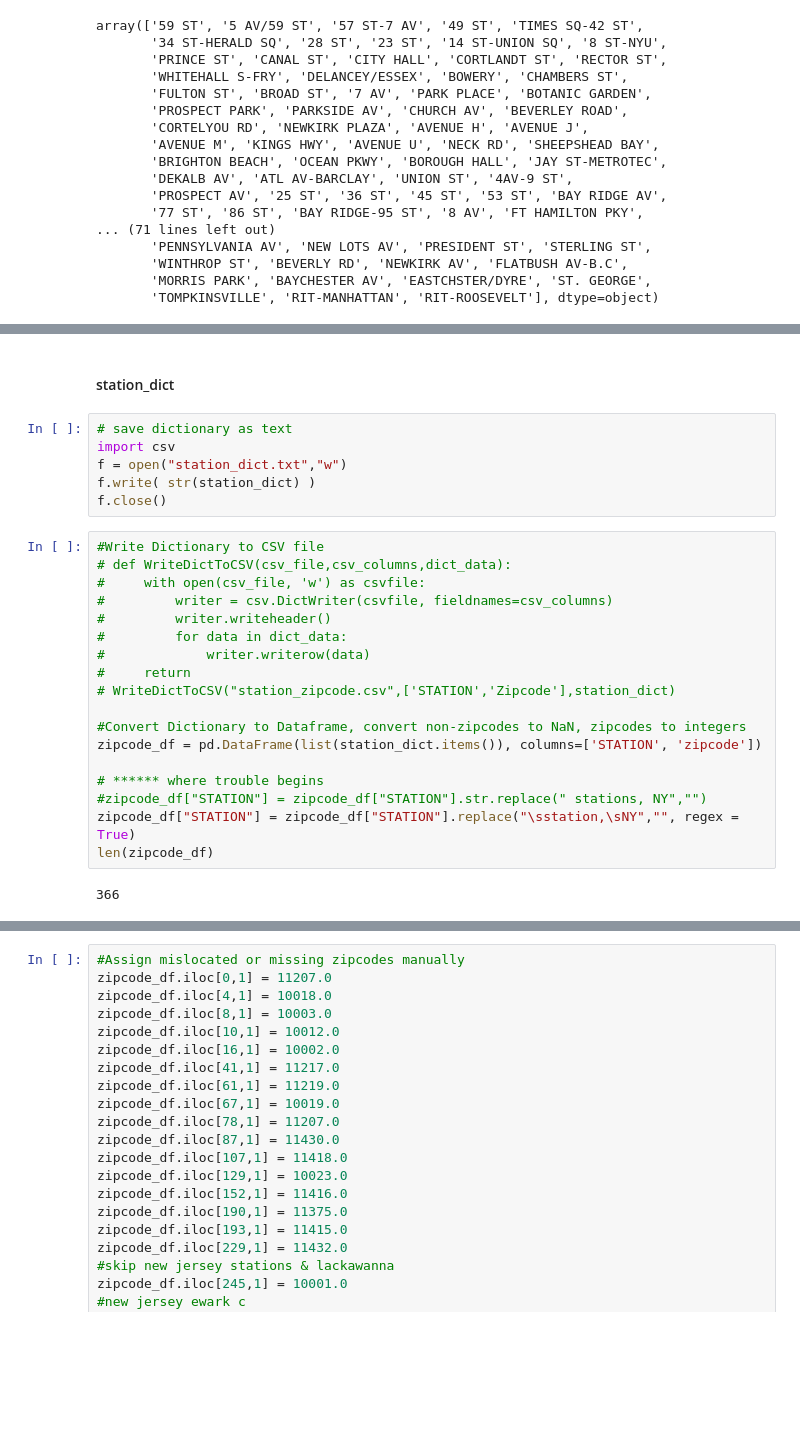
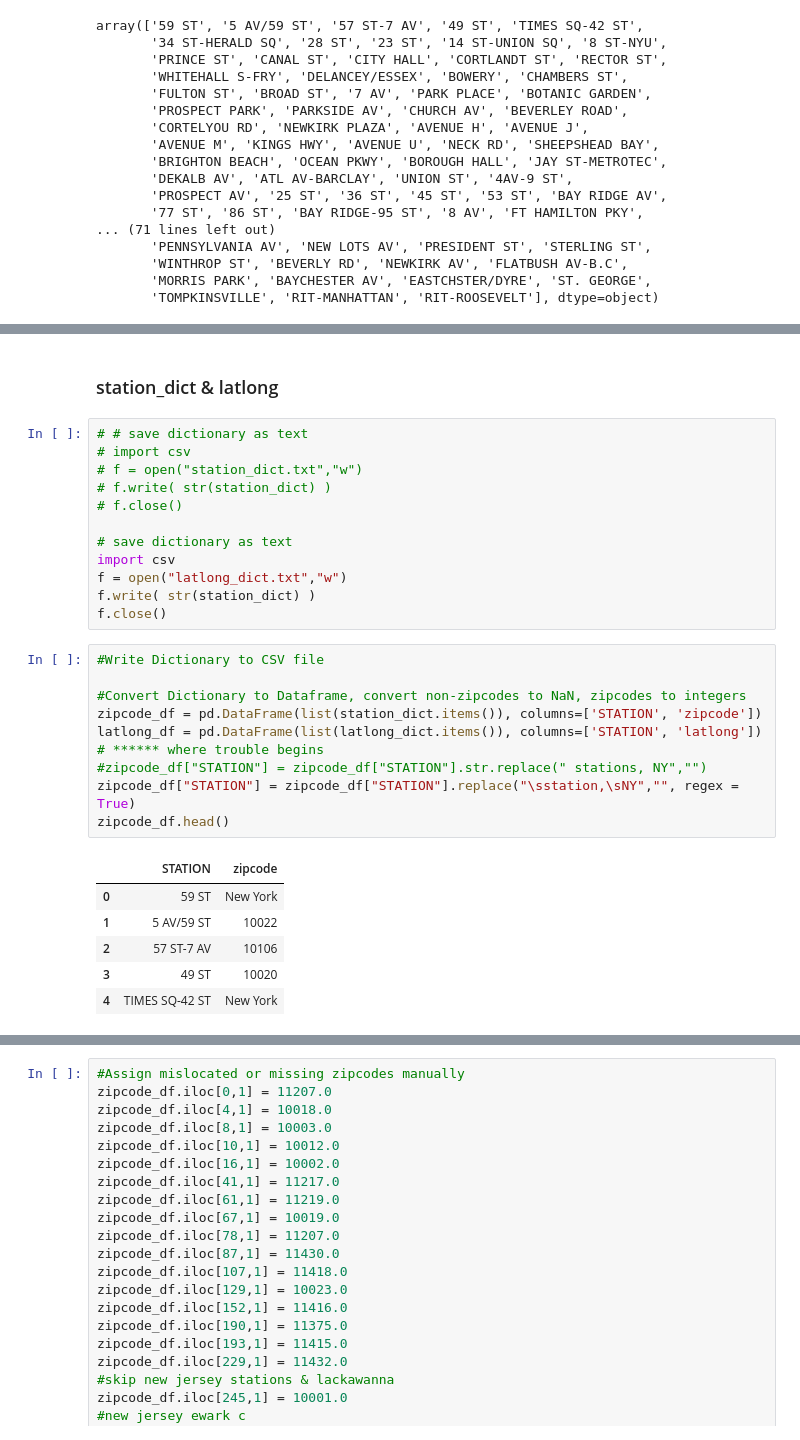
Before and after one commit to pmin91/DS_projects, a Jupyter notebook: Project1/Proj1_c.ipynb, the cells around one changed output, grey strips where cells are left out. Saved outputs shown, nothing was run; the diff lists cells and outputs as text; blank space fills up the shorter version.

```diff
--- a/Project1/Proj1_c.ipynb
+++ b/Project1/Proj1_c.ipynb
@@ -293,28 +330,31 @@ index = 350 zipcode = 11212
 # %% [markdown]
-#### station_dict
+### station_dict & latlong
 # %%
+# # save dictionary as text
+# import csv
+# f = open("station_dict.txt","w")
+# f.write( str(station_dict) )
+# f.close()
+
 # save dictionary as text
 import csv
-f = open("station_dict.txt","w")
+f = open("latlong_dict.txt","w")
 f.write( str(station_dict) )
 f.close()
 # %%
 #Write Dictionary to CSV file
-# def WriteDictToCSV(csv_file,csv_columns,dict_data):
-#     with open(csv_file, 'w') as csvfile:
-#         writer = csv.DictWriter(csvfile, fieldnames=csv_columns)
-#         writer.writeheader()
-#         for data in dict_data:
-#             writer.writerow(data)
-#     return
-# WriteDictToCSV("station_zipcode.csv",['STATION','Zipcode'],station_dict)
 
 #Convert Dictionary to Dataframe, convert non-zipcodes to NaN, zipcodes to integers
 zipcode_df = pd.DataFrame(list(station_dict.items()), columns=['STATION', 'zipcode'])
-
+latlong_df = pd.DataFrame(list(latlong_dict.items()), columns=['STATION', 'latlong'])
 # ****** where trouble begins
 #zipcode_df["STATION"] = zipcode_df["STATION"].str.replace(" stations, NY","")
 zipcode_df["STATION"] = zipcode_df["STATION"].replace("\sstation,\sNY","", regex = True)
-len(zipcode_df)
+zipcode_df.head()
 # %% [output]
-366
+|  | STATION | zipcode |
+| 0 | 59 ST | New York |
+| 1 | 5 AV/59 ST | 10022 |
+| 2 | 57 ST-7 AV | 10106 |
+| 3 | 49 ST | 10020 |
+| 4 | TIMES SQ-42 ST | New York |
```
Also changed, not shown: parts of 8 cells of this notebook, 2 other files.
